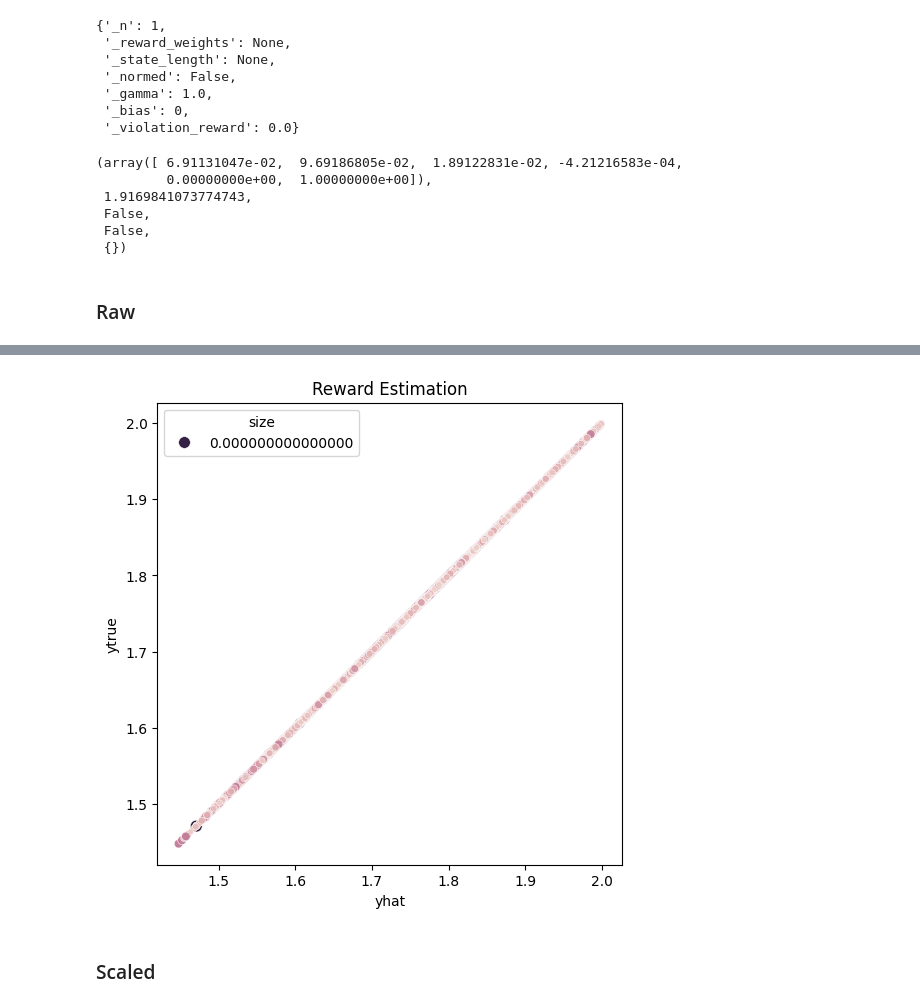
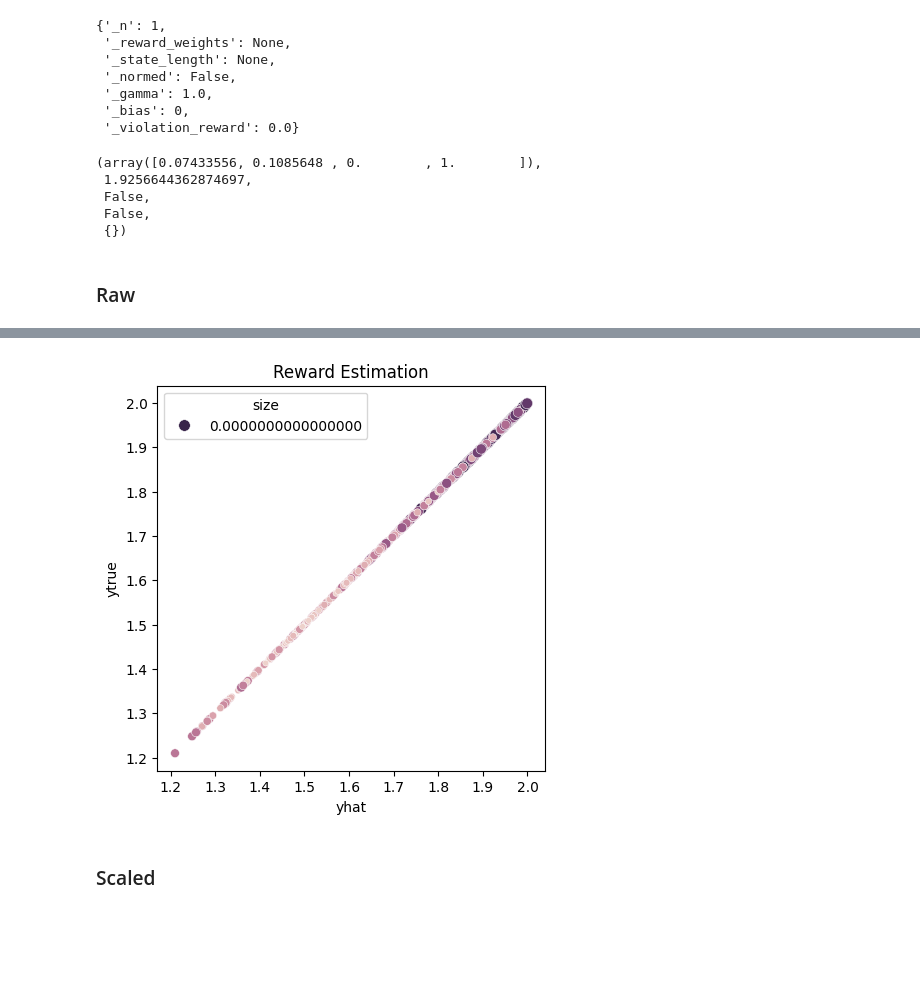
Before and after one commit to guidj/drmdp-fnapprox, a Jupyter notebook: notebooks/state_projection/x03-rewest-gem-envs-posenforce.ipynb, the cells around one changed output, grey strips where cells are left out. Drawn from its saved outputs; the diff is of its cells as text; code cells hidden in the pictures; blank space fills up the shorter version.

```diff
--- a/notebooks/state_projection/x03-rewest-gem-envs-posenforce.ipynb
+++ b/notebooks/state_projection/x03-rewest-gem-envs-posenforce.ipynb
@@ -290,9 +293,26 @@ def solve_rwe(env: gym.Env, num_steps: int, sample_size: int, delay: int):
     buffer = collection_traj_data(env, steps=num_steps)
     Xd, yd = delay_reward_data(buffer, delay=delay, sample_size=sample_size)
     return buffer, solve_least_squares(Xd, yd)
+# %%
+def export_figure(
+    figure, name: str, format: str = "pdf", dpi=100, transparent: bool = True
+):
+    # to be able to save, we must plot
+    base_dir = os.path.dirname(name)
+    if not os.path.exists(base_dir):
+        tf.io.gfile.makedirs(base_dir)
+    figure.savefig(f"{name}.{format}", dpi=dpi, format=format, transparent=transparent)
+# %%
+rng = np.random.default_rng()
 # %%
-def rwe_scatterplot(v_pred, v_true):
-    _, ax = plt.subplots(figsize=(6, 6))
+def rwe_scatterplot(v_pred, v_true, name: str, sample_size: Optional[int] = None, output_dir: str = "figures/rewest_gem"):
+    if sample_size:
+        rng = np.random.default_rng()
+        idx = rng.choice(len(v_pred), size=sample_size, replace=False)
+        v_pred = v_pred[idx]
+        v_true = v_true[idx]
+
+    fig, ax = plt.subplots(figsize=(5, 5))
     df = pd.DataFrame({
         "x": v_pred,
         "y": v_true,
@@ -306,6 +326,10 @@ def rwe_scatterplot(v_pred, v_true):
     ax.set_xlabel("yhat")
     ax.set_ylabel("ytrue")
     ax.set_title("Reward Estimation")
+
+    export_figure(
+        fig, name=os.path.join(output_dir, name)
+    )
 # %%
 def hashtrick(xs, dim: int):
     if dim <= 0:
@@ -412,5 +436,6 @@ class GEMObsPreproc(gym.ObservationWrapper):
         self._prev_ref_state = ref_state
         return wrapped_next_state
 # %%
-NUM_STEPS = 250_000
-SAMPLE_SIZE = 100_000
+NUM_STEPS = 25_000
+SAMPLE_SIZE = 10_000
+ENV_NAME = "Finite-CC-PermExDc-v0"
@@ -428,13 +450,12 @@ vars(reward_fn)
  '_bias': 0,
  '_violation_reward': 0.0}
 # %%
-ge_env = GEMObsPreproc(gem.make("Finite-CC-PMSM-v0", reward_function=reward_fn))
+ge_env = GEMObsPreproc(gem.make(ENV_NAME, reward_function=PositiveEnforcementWeightedSumOfErrors()))
 ge_env.reset()
 ge_env.step(ge_env.action_space.sample())
 # %% [output]
-(array([ 6.91131047e-02,  9.69186805e-02,  1.89122831e-02, -4.21216583e-04,
-         0.00000000e+00,  1.00000000e+00]),
- 1.9169841073774743,
+(array([0.07433556, 0.1085648 , 0.        , 1.        ]),
+ 1.9256644362874697,
  False,
  False,
  {})
@@ -442,7 +463,7 @@ ge_env.step(ge_env.action_space.sample())
 ### Raw
 # %%
 %%time
-ge_env = GEMObsPreproc(gem.make("Finite-CC-PMSM-v0", reward_function=reward_fn))
+ge_env = GEMObsPreproc(gem.make(ENV_NAME, reward_function=PositiveEnforcementWeightedSumOfErrors()))
 
 ge_buffer, ge_sol = solve_rwe(
     ge_env,
@@ -469,7 +490,9 @@ for _ in range(10):
 print("Error -", "Mean:", np.mean(errors), "Max:", np.max(errors), "Min:", np.min(errors))
 rwe_scatterplot(
     v_pred=np.array(vpred),
-    v_true=np.array(vtrue)
+    v_true=np.array(vtrue),
+    name=f"{ENV_NAME}-raw",
+    sample_size=1000
 )
 df_raw = pd.DataFrame({"vpred": vpred, "vtrue": vtrue, "method": "raw"})
 # %% [output]
@@ -479,4 +502,4 @@ Wall time: 26 s
-[figure, old version]
+[figure, new version]
 # %% [markdown]
 ### Scaled
 # %%
```
Also changed, not shown: parts of 21 cells of this notebook, 4 other files.
